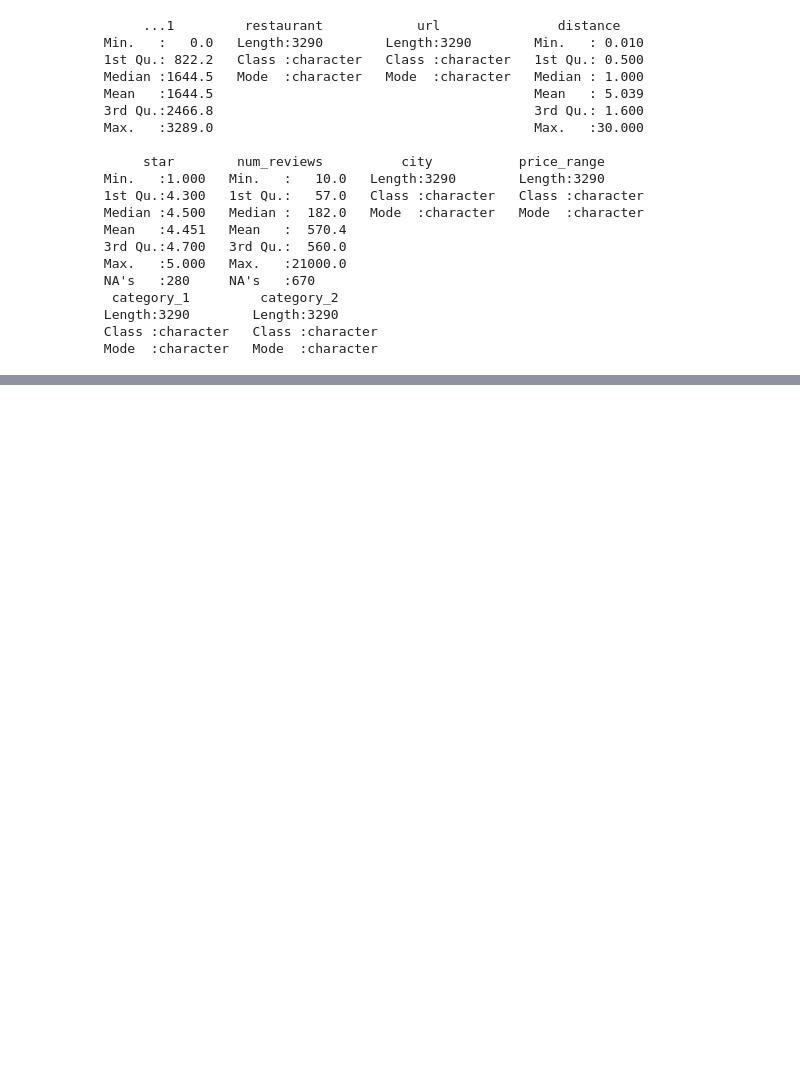
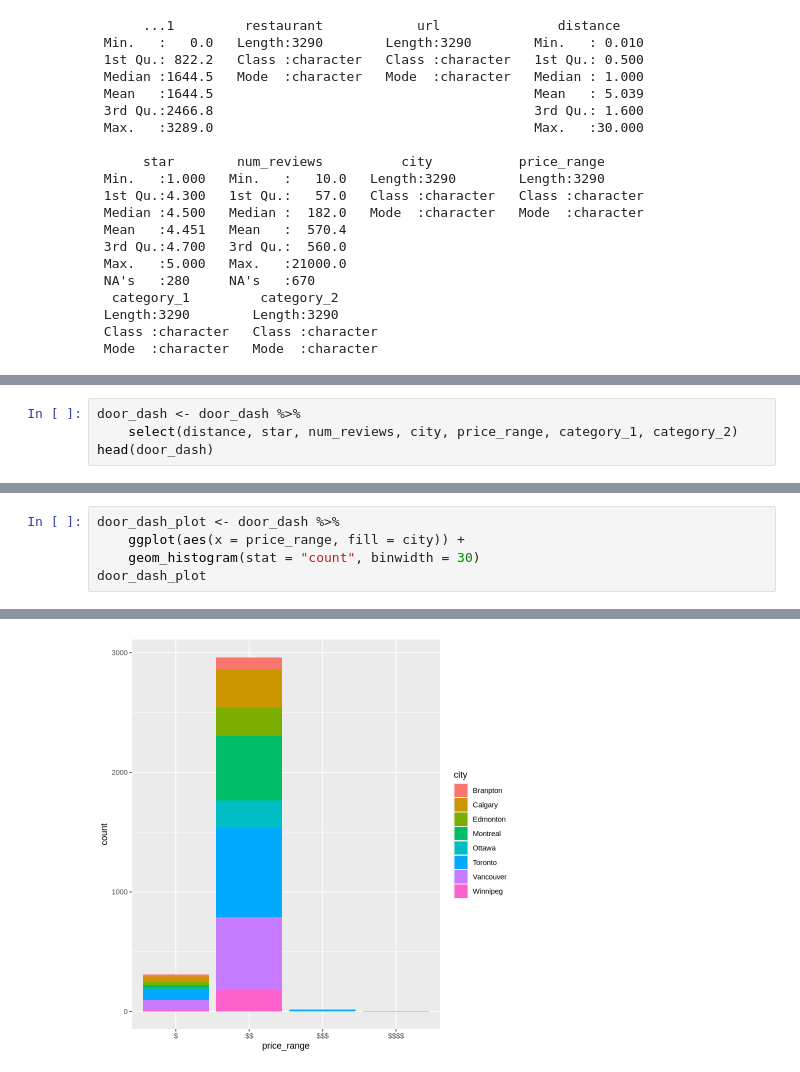
Before and after one commit to recompton/STAT301_A1, a Jupyter notebook: STAT 301 A1.ipynb, the cells around one changed output, grey strips where cells are left out. Saved outputs shown, nothing was run; the diff lists cells and outputs as text; blank space fills up the shorter version.

```diff
--- a/STAT 301 A1.ipynb
+++ b/STAT 301 A1.ipynb
@@ -73,2 +81,6 @@ a) I want to examine the association between the star rating of a restuarant (re
 
 b) My question is focused on inference because I am taking information from an observational study and looking to glean information into associations not causations.
+# %%
+door_dash <- door_dash %>%
+    select(distance, star, num_reviews, city, price_range, category_1, category_2)
+head(door_dash)
@@ -74,0 +97,6 @@ b) My question is focused on inference because I am taking information from an o
+# %%
+door_dash_plot <- door_dash %>%
+    ggplot(aes(x = price_range, fill = city)) +
+    geom_histogram(stat = "count", binwidth = 30)
+door_dash_plot
+# %% [output]
@@ -74,0 +105 @@ b) My question is focused on inference because I am taking information from an o
+[figure, added]
```
Also changed, not shown: parts of 5 cells of this notebook.
